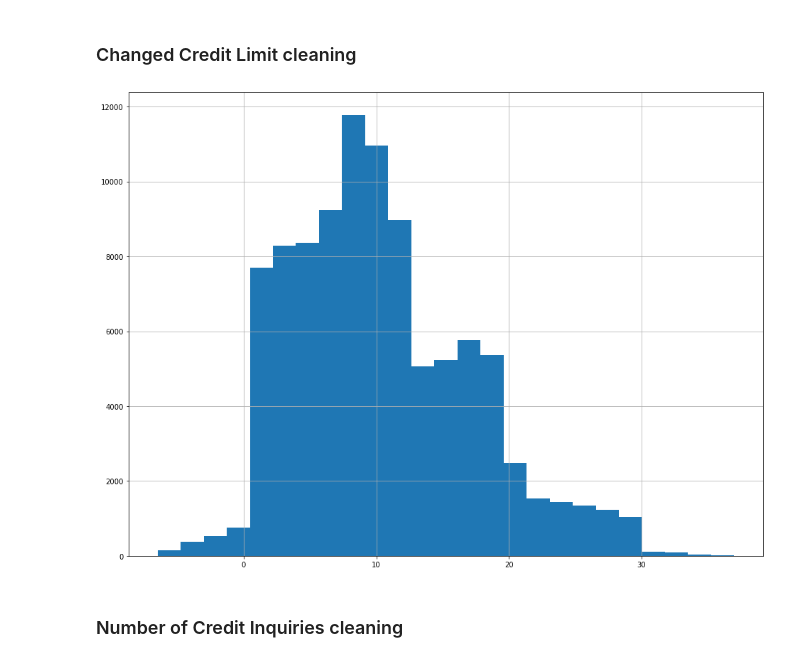
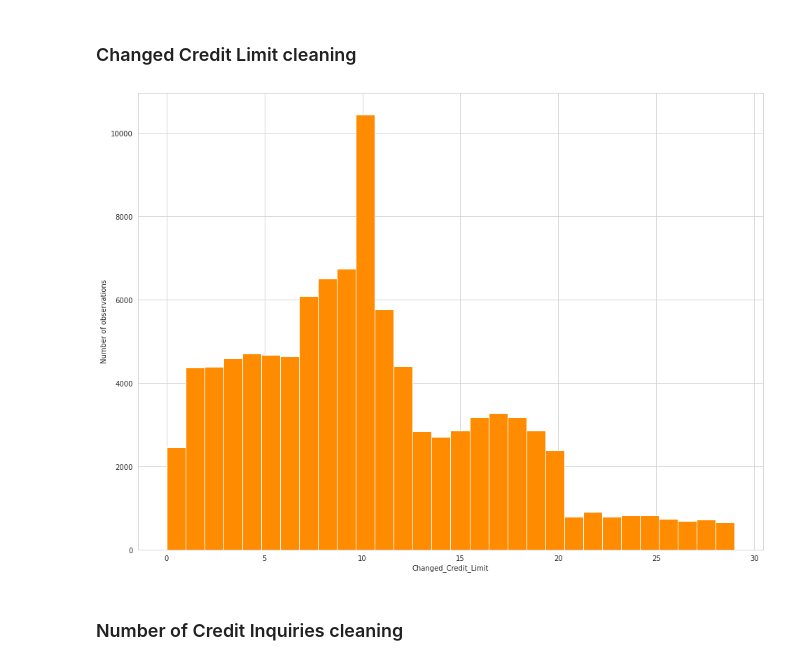
Before and after one commit to ptrGSKA/Credit_Score_Classification, a Jupyter notebook: credit_score_classification.ipynb, the cells around one changed output. Saved outputs shown, nothing was run; the diff lists cells and outputs as text; code cells hidden in the pictures.

Commit message:
Optimalized data cleaning. Added helper functions. Added comments and explanation to sections.

```diff
--- a/credit_score_classification.ipynb
+++ b/credit_score_classification.ipynb
@@ -245,8 +268,6 @@ There are many issues with the dataset.
 # %%
 # Dropping unnecessary columns.
 df_train.drop(['ID','Name', 'SSN'], inplace = True, axis = 1)
-# %%
-df_train['Credit_Mix'] = df_train['Credit_Mix'].replace('_', 'Unknown')
 # %%
 # Replacing in each column the underscores with NaN's.
 for col in df_train.columns:
@@ -304,5 +327,21 @@ def groupImputer(col):
             id = i[0]
             value = i[1][0]
             df_train.loc[df_train.index == id, col] = value
+
+def groupImputer_mode(col):
+    grp_mode = df_train.groupby('Customer_ID')[col].transform(lambda x: x.mode().iat[0])
+    df_train[col] = df_train[col].fillna(grp_mode)
+
+def histPlotByCol(col):
+    df_train[col].hist(bins = 30, color = 'darkorange')
+    plt.xlabel(f'{col}')
+    plt.ylabel('Number of observations')
+    plt.show()
+
+def countPlotByCol(col):
+    sns.countplot(data = df_train, x = col)
+    plt.xlabel(f'{col}')
+    plt.ylabel('Number of observations')
+    plt.show()
 # %% [markdown]
 ### Credit Mix cleaning
@@ -327,0 +348,3 @@ pd.crosstab(df_train['Credit_Mix'], df_train['Credit_Score'])
+# %%
+df_train['Credit_Mix'] = df_train['Credit_Mix'].replace(np.NaN, 'Unknown')
+df_train['Credit_Mix'].value_counts()
@@ -369,6 +423,7 @@ Name: Month, dtype: int64
 It seems that there is no customer with 8 months of missing records hence all the customers have previous data for their Occupation and we don't have to guess.
 # %%
 # Get all the customer IDs from the dataset
+'''
 cust_id = df_train['Customer_ID'].unique()
 cust_occupation = {}
 
@@ -379,3 +434,11 @@ for id in cust_id:
     occupation = cust['Occupation'].unique().item()
     key_value = {id : occupation}
     cust_occupation.update(key_value)
+
+# Imputing the missing values based on the Customer ID
+for key, value in cust_occupation.items():
+    df_train.loc[df_train['Customer_ID'] == key, 'Occupation'] = value
+    '''
+
+groupImputer_mode('Occupation')
+countPlotByCol('Occupation')
@@ -509,7 +580,14 @@ plt.show()
 # %%
 df_train.loc[df_train['Changed_Credit_Limit'] == 'NaN', 'Changed_Credit_Limit'] = np.NaN
 df_train['Changed_Credit_Limit'] = df_train['Changed_Credit_Limit'].astype('float64')
-df_train['Changed_Credit_Limit'].hist(bins = 25)
-plt.show()
+
+outlierTreat('Changed_Credit_Limit')
+
+df_train_credit_change = pd.DataFrame(df_train['Changed_Credit_Limit'])
+simple_imputer = SimpleImputer(strategy = 'mean')
+df_train_credit_change = pd.DataFrame(simple_imputer.fit_transform(df_train_credit_change))
+df_train['Changed_Credit_Limit'] = df_train_credit_change
+
+histPlotByCol('Changed_Credit_Limit')
 # %% [output]
-[figure, old version]
+[figure, new version]
```
Also changed, not shown: parts of 64 cells of this notebook, 2 other files.
